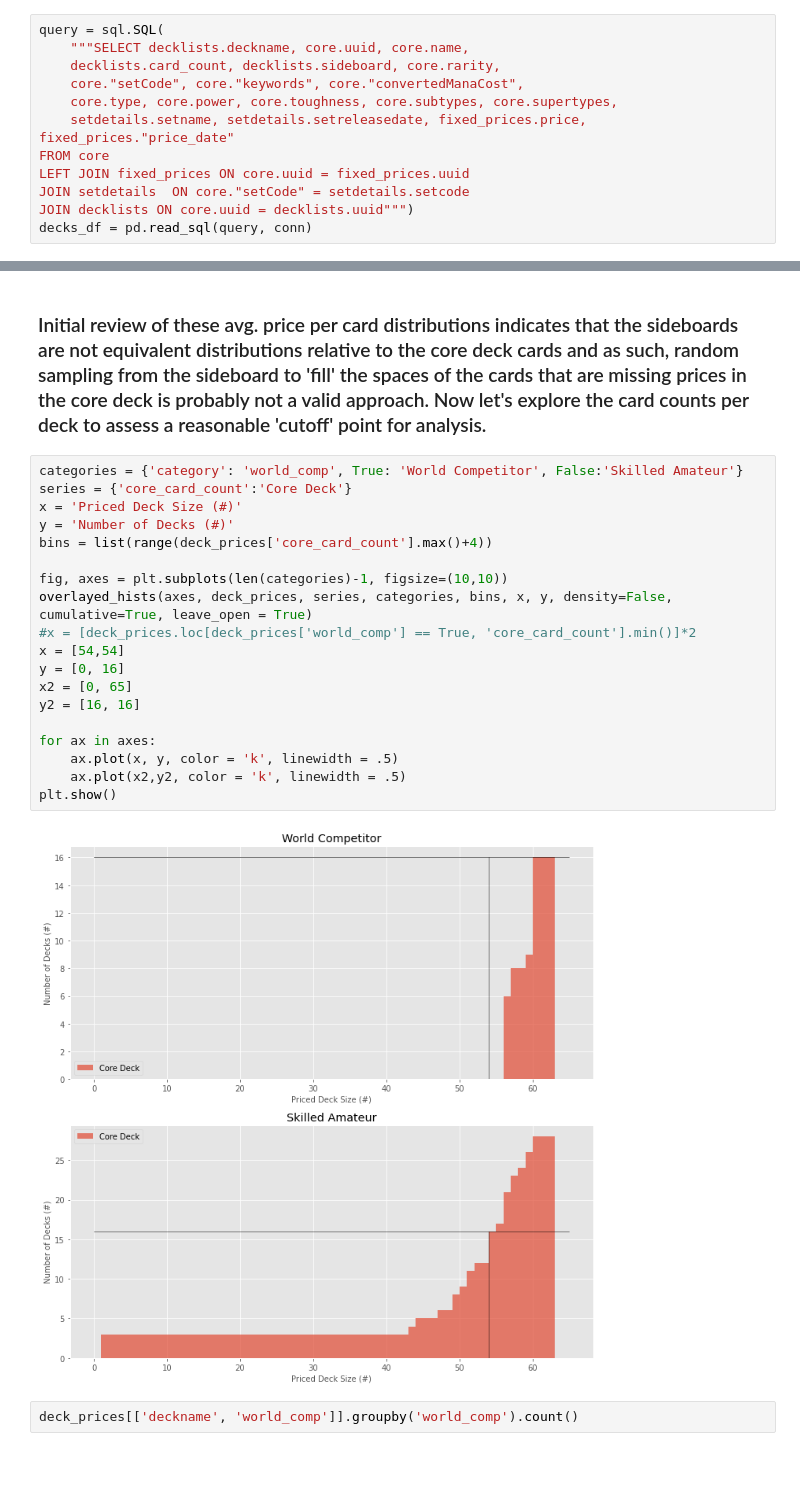
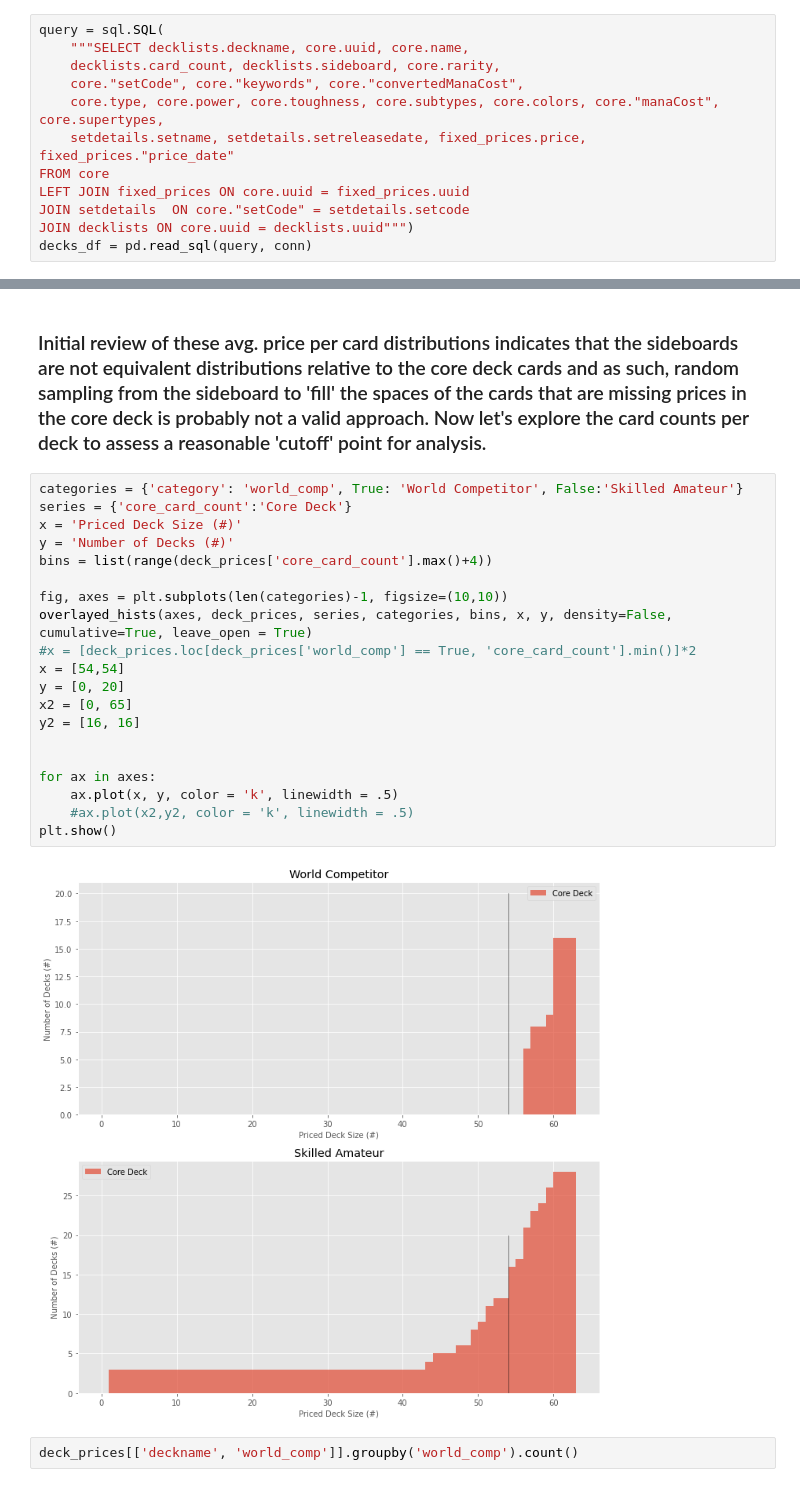
Before and after one commit to qitoahc/PayToWin_or_PayToPlay, a Jupyter notebook: notebooks/Deck price comparison.ipynb, the cells around one changed output, grey strips where cells are left out. Cells and saved outputs as stored; diff of their text form.

Commit message:
adding graphs and additional analyses.

```diff
--- a/notebooks/Deck price comparison.ipynb
+++ b/notebooks/Deck price comparison.ipynb
@@ -82,7 +82,7 @@ query = sql.SQL(
     """SELECT decklists.deckname, core.uuid, core.name,
     decklists.card_count, decklists.sideboard, core.rarity,
     core."setCode", core."keywords", core."convertedManaCost",
-    core.type, core.power, core.toughness, core.subtypes, core.supertypes,
+    core.type, core.power, core.toughness, core.subtypes, core.colors, core."manaCost", core.supertypes,
     setdetails.setname, setdetails.setreleasedate, fixed_prices.price, fixed_prices."price_date"
 FROM core
 LEFT JOIN fixed_prices ON core.uuid = fixed_prices.uuid
@@ -249,24 +249,25 @@ box_plots(axes, deck_prices, series, categories, x, y, bins)
 # %%
 categories = {'category': 'world_comp', True: 'World Competitor', False:'Skilled Amateur'}
 series = {'core_card_count':'Core Deck'}
 x = 'Priced Deck Size (#)'
 y = 'Number of Decks (#)'
 bins = list(range(deck_prices['core_card_count'].max()+4))
 
 fig, axes = plt.subplots(len(categories)-1, figsize=(10,10))
 overlayed_hists(axes, deck_prices, series, categories, bins, x, y, density=False, cumulative=True, leave_open = True)
 #x = [deck_prices.loc[deck_prices['world_comp'] == True, 'core_card_count'].min()]*2
 x = [54,54]
-y = [0, 16]
+y = [0, 20]
 x2 = [0, 65]
 y2 = [16, 16]
 
+
 for ax in axes:
     ax.plot(x, y, color = 'k', linewidth = .5)
-    ax.plot(x2,y2, color = 'k', linewidth = .5)
+    #ax.plot(x2,y2, color = 'k', linewidth = .5)
 plt.show()
 # %% [output]
-[figure, old version]
+[figure, new version]
 # %%
 deck_prices[['deckname', 'world_comp']].groupby('world_comp').count()
 # %% [output]
```
Also changed, not shown: parts of 16 cells of this notebook, 9 other files.
